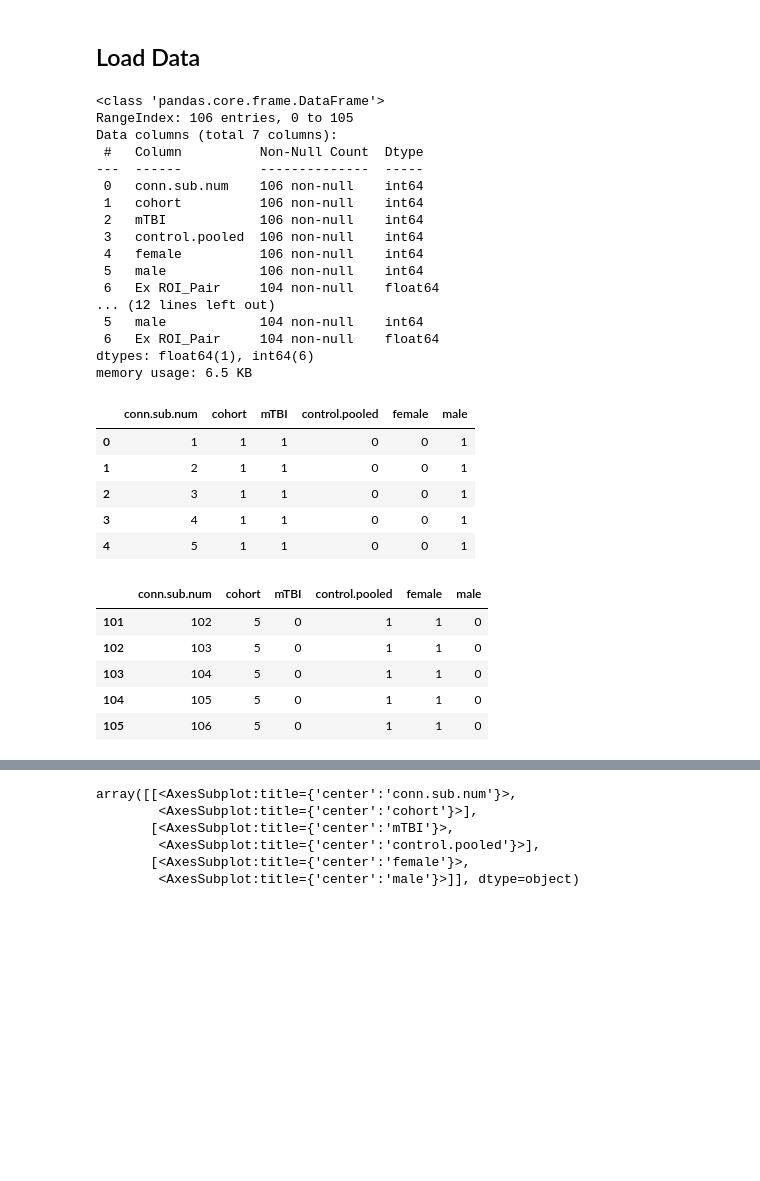
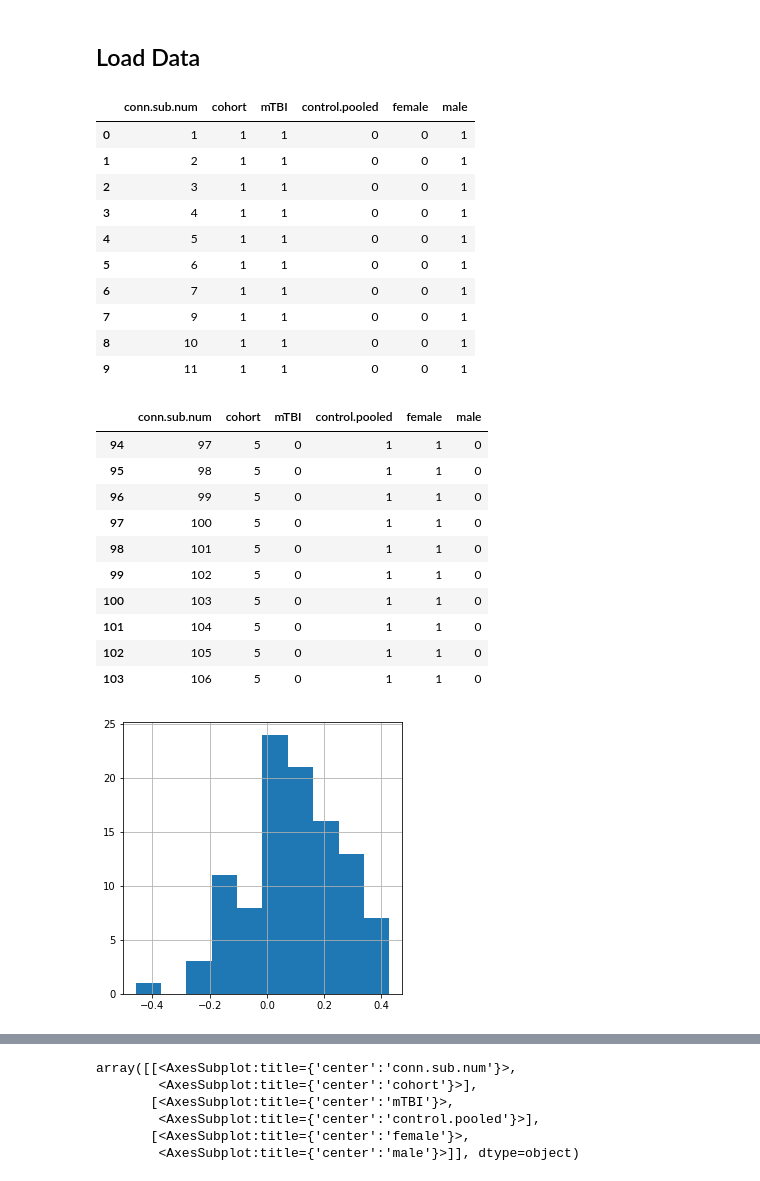
Before and after one commit to danielfrees/braingraphML, a Jupyter notebook: T1_CBF_GraphExploration.ipynb, the cells around one changed output, grey strips where cells are left out. Saved outputs shown, nothing was run; the diff lists cells and outputs as text; code cells hidden in the pictures; blank space fills up the shorter version.

```diff
--- a/T1_CBF_GraphExploration.ipynb
+++ b/T1_CBF_GraphExploration.ipynb
@@ -17,6 +29,10 @@ import numpy as np
 import pandas as pd
 import scipy
 from scipy.io import loadmat
+# %%
+#allows pandas infinite rows and cols
+pd.set_option('display.max_rows', 500)
+pd.set_option('display.max_columns', 500)
 # %% [markdown]
 <a id = 'load'></a>
 ## Load Data
@@ -29,54 +45,52 @@ ROIs = loadmat('data/T1_Rois.mat')
 # %%
 #load in covariates for grouping
 covariates = pd.read_csv('data/Covariates_AllSubjects.csv')
 covariates.head(15)
 
 #grab only relevant columns
 #could also grab control.insport and control.nc later
 covariates = covariates[['conn.sub.num', 'cohort', 'mTBI', 'control.pooled', 'female', 'male', 'ses-1 fisher Z between BN_Atlas_264_2mm_wkbrois.R_Amyg_mAmyg (medial amygdala) and BN_Atlas_264_2mm_wkbrois.L_OrG_A11l (lateral area 11)']]
 
 #clean up a bit
 covariates.head(15)
 covariates.rename(inplace = True, columns = {'ses-1 fisher Z between BN_Atlas_264_2mm_wkbrois.R_Amyg_mAmyg (medial amygdala) and BN_Atlas_264_2mm_wkbrois.L_OrG_A11l (lateral area 11)' : 'Ex ROI_Pair'})
 
 #grab only patients which were present for T1
-covariates.info()
+#covariates.info()
 t1_covariates = covariates.dropna(inplace = False).copy()
-t1_covariates.info()
+#t1_covariates.info()
+
+plt.rcParams['figure.figsize'] = 5,5
+t1_covariates['Ex ROI_Pair'].hist()
 
 #success!
 #no longer need the ex ROI pair (just used to determine patients who did not complete their scan)
 t1_covariates.drop(axis=1, inplace=True, labels = 'Ex ROI_Pair')
+t1_covariates.reset_index(inplace=True, drop=True)
 
-display(t1_covariates.head(5))
-display(t1_covariates.tail(5))
+display(t1_covariates.head(10))
+display(t1_covariates.tail(10))
 # %% [output]
-<class 'pandas.core.frame.DataFrame'>
-RangeIndex: 106 entries, 0 to 105
-Data columns (total 7 columns):
- #   Column          Non-Null Count  Dtype
----  ------          --------------  -----
- 0   conn.sub.num    106 non-null    int64
- 1   cohort          106 non-null    int64
- 2   mTBI            106 non-null    int64
- 3   control.pooled  106 non-null    int64
- 4   female          106 non-null    int64
- 5   male            106 non-null    int64
- 6   Ex ROI_Pair     104 non-null    float64
-... (12 lines left out)
- 5   male            104 non-null    int64
- 6   Ex ROI_Pair     104 non-null    float64
-dtypes: float64(1), int64(6)
-memory usage: 6.5 KB
 |  | conn.sub.num | cohort | mTBI | control.pooled | female | male |
 | 0 | 1 | 1 | 1 | 0 | 0 | 1 |
 | 1 | 2 | 1 | 1 | 0 | 0 | 1 |
 | 2 | 3 | 1 | 1 | 0 | 0 | 1 |
 | 3 | 4 | 1 | 1 | 0 | 0 | 1 |
 | 4 | 5 | 1 | 1 | 0 | 0 | 1 |
+| 5 | 6 | 1 | 1 | 0 | 0 | 1 |
+| 6 | 7 | 1 | 1 | 0 | 0 | 1 |
+| 7 | 9 | 1 | 1 | 0 | 0 | 1 |
+| 8 | 10 | 1 | 1 | 0 | 0 | 1 |
+| 9 | 11 | 1 | 1 | 0 | 0 | 1 |
 |  | conn.sub.num | cohort | mTBI | control.pooled | female | male |
-| 101 | 102 | 5 | 0 | 1 | 1 | 0 |
-| 102 | 103 | 5 | 0 | 1 | 1 | 0 |
-| 103 | 104 | 5 | 0 | 1 | 1 | 0 |
-| 104 | 105 | 5 | 0 | 1 | 1 | 0 |
-| 105 | 106 | 5 | 0 | 1 | 1 | 0 |
+| 94 | 97 | 5 | 0 | 1 | 1 | 0 |
+| 95 | 98 | 5 | 0 | 1 | 1 | 0 |
+| 96 | 99 | 5 | 0 | 1 | 1 | 0 |
+| 97 | 100 | 5 | 0 | 1 | 1 | 0 |
+| 98 | 101 | 5 | 0 | 1 | 1 | 0 |
+| 99 | 102 | 5 | 0 | 1 | 1 | 0 |
+| 100 | 103 | 5 | 0 | 1 | 1 | 0 |
+| 101 | 104 | 5 | 0 | 1 | 1 | 0 |
+| 102 | 105 | 5 | 0 | 1 | 1 | 0 |
+| 103 | 106 | 5 | 0 | 1 | 1 | 0 |
+[figure, added]
```
Also changed, not shown: parts of 43 cells of this notebook, 1 other file.
